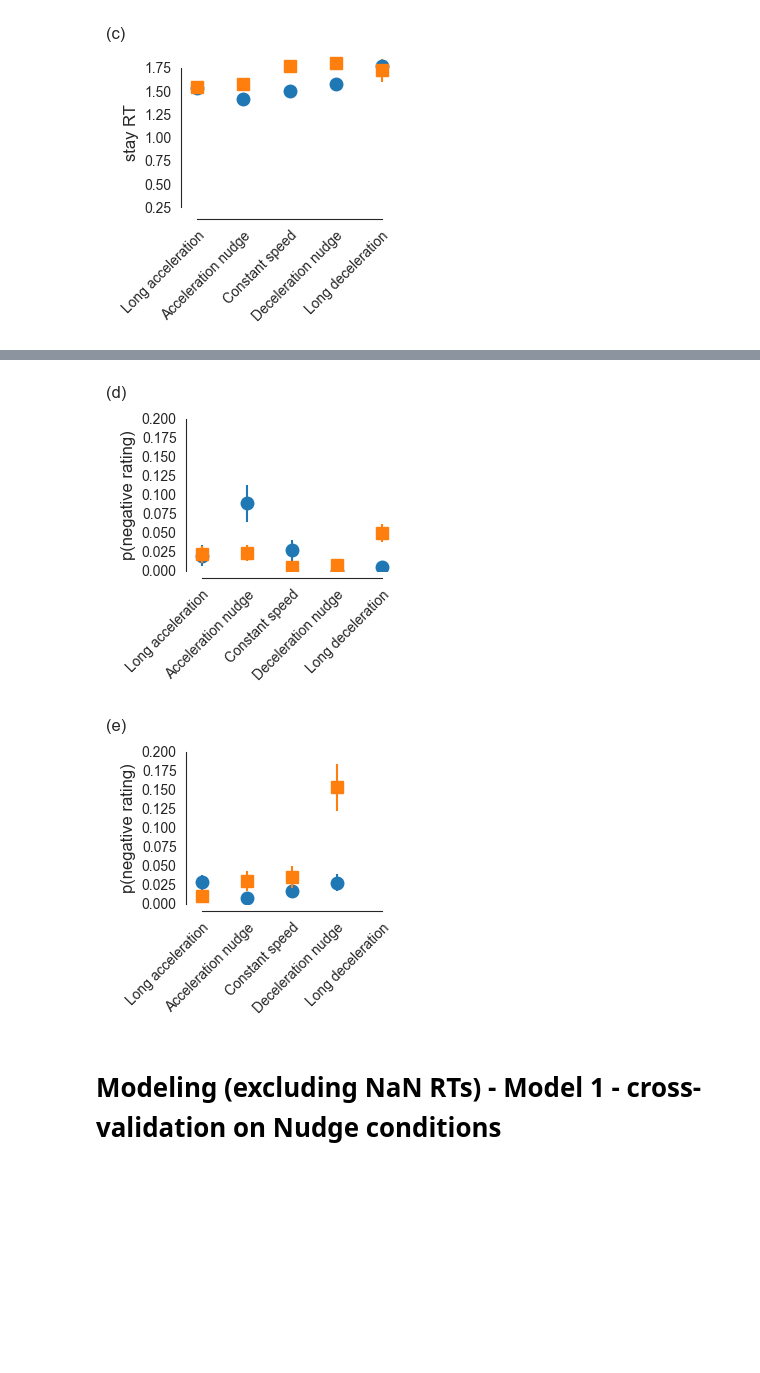
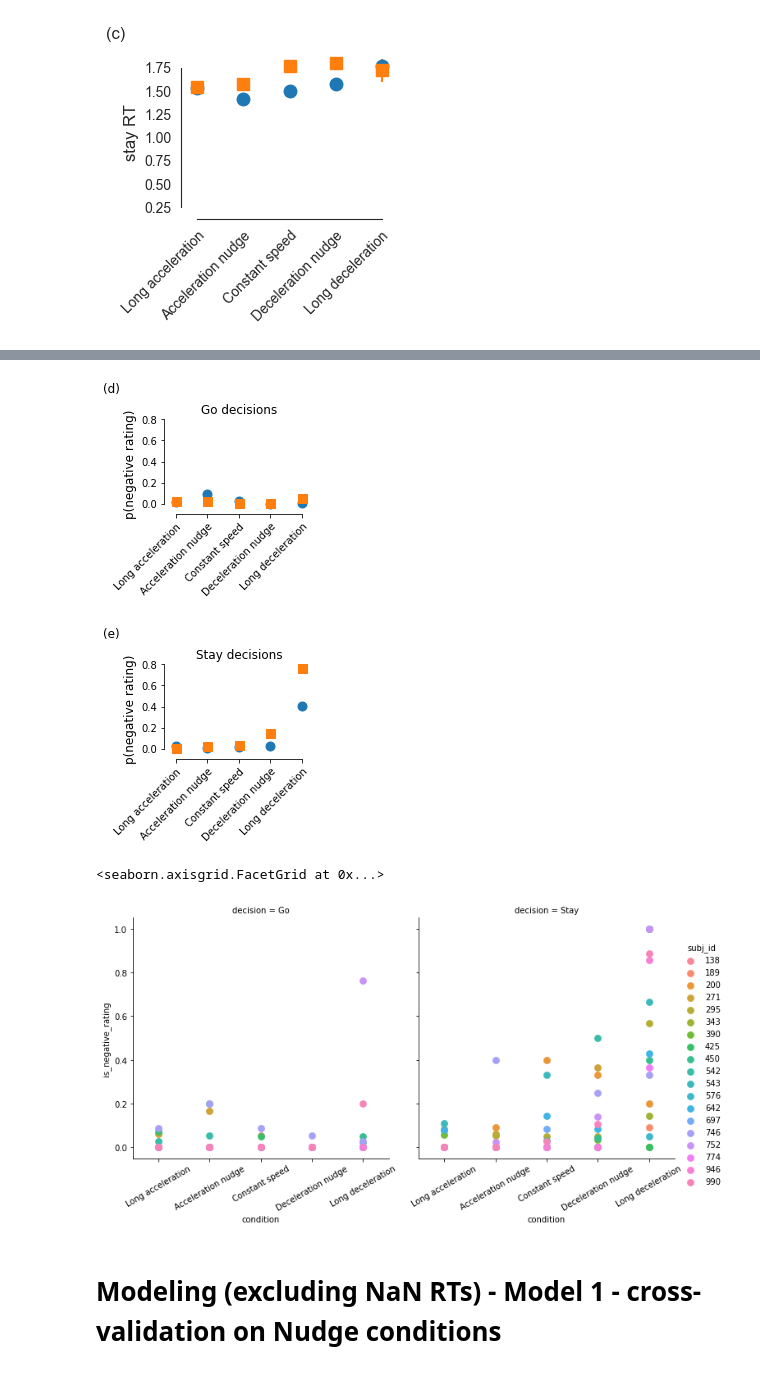
Before and after one commit to tud-hri/nudging-humans-in-traffic, a Jupyter notebook: 04_figures.ipynb, the cells around one changed output, grey strips where cells are left out. Cells and saved outputs as stored; diff of their text form; code cells hidden in the pictures; blank space fills up the shorter version.

```diff
--- a/04_figures.ipynb
+++ b/04_figures.ipynb
@@ -10,7 +10,7 @@ import loss_functions
 from statannot import add_stat_annotation
 from scipy import interpolate
 import os
-sns.set_style(style='white')
+# sns.set_style(style='white')
 # %%
 exp_measures = pd.read_csv("data/measures.csv")
 
@@ -21,5 +25,5 @@ exp_measures["condition"] = pd.Categorical(exp_measures["a_values"].map(conditio
 # %%
-def plot_var_by_condition(exp_measures, model_measures, var, model_label, include_model=True, include_legend=False, subfigure_label=""):
+def plot_var_by_condition(exp_measures, model_measures, var, model_label, include_model=True, include_legend=False, subfigure_label="", subfigure_title=""):
     tta_conditions = [4.5, 5.5]
     d_0 = 80
     markers=["o", "s"]
@@ -55,7 +59,7 @@ def plot_var_by_condition(exp_measures, model_measures, var, model_label, includ
         ax.set_ylim((0, 1))
     elif var=="is_negative_rating":
         ylabel = "p(negative rating)"
-        ax.set_ylim((0, 0.2))
+        ax.set_ylim((-0.05, 0.8))
     elif var=="RT_go":
         ylabel = "go RT"
         ax.set_ylim((0.2, 2.2))
@@ -63,6 +67,7 @@ def plot_var_by_condition(exp_measures, model_measures, var, model_label, includ
         ylabel = "stay RT"
         ax.set_ylim((0.2, 2.2))
 
+    ax.set_title(subfigure_title, fontsize=12)
     ax.set_ylabel(ylabel, fontsize=12)
 
     fig.text(0.0, 1.0, subfigure_label, fontsize=12)
@@ -125,13 +153,19 @@ sns.pointplot(exp_measures, x="condition", y="is_negative_rating", hue="decision
 # %%
 plot_var_by_condition(exp_measures[exp_measures.is_go_decision], None, var="is_negative_rating", model_label=None,
-                      include_model=False, include_legend=False, subfigure_label="(d)")
+                      include_model=False, include_legend=False, subfigure_label="(d)", subfigure_title="Go decisions")
 # %% [output]
-[figure, old version]
+[figure, new version]
 # %%
 plot_var_by_condition(exp_measures[~exp_measures.is_go_decision], None, var="is_negative_rating", model_label=None,
-                      include_model=False, include_legend=False, subfigure_label="(e)")
+                      include_model=False, include_legend=False, subfigure_label="(e)", subfigure_title="Stay decisions")
 # %% [output]
-[figure, old version]
+[figure, new version]
+# %%
+g = sns.catplot(exp_measures, x="condition", y="is_negative_rating", col="decision", hue="subj_id", kind="point", errorbar=None, join=False)
+g.set_xticklabels(rotation=30)
+# %% [output]
+<seaborn.axisgrid.FacetGrid at 0x...>
+[figure, added]
 # %% [markdown]
 # Modeling (excluding NaN RTs) - Model 1 - cross-validation on Nudge conditions
 # %%
```
Also changed, not shown: parts of 7 cells of this notebook, 3 other files.
